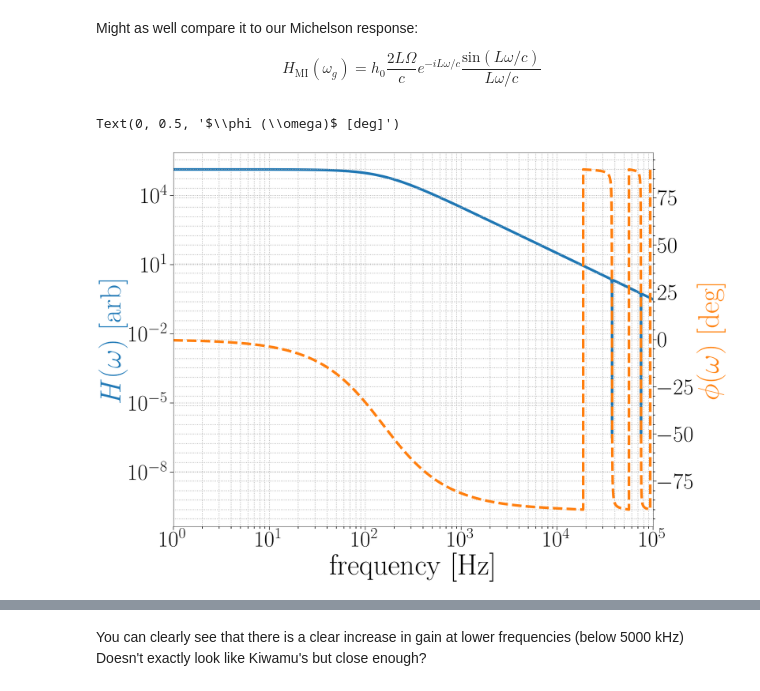
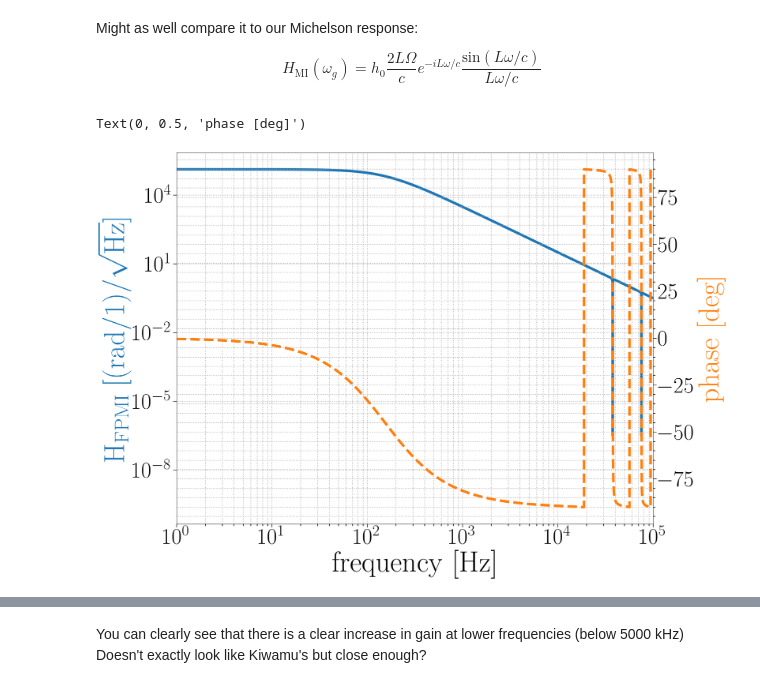
Before and after one commit to dancvan/dissertation, a Jupyter notebook: code/fpmi_fr.ipynb, the cells around one changed output, grey strips where cells are left out. Saved outputs shown, nothing was run; the diff lists cells and outputs as text; code cells hidden in the pictures.

```diff
--- a/code/fpmi_fr.ipynb
+++ b/code/fpmi_fr.ipynb
@@ -142,9 +142,10 @@ Now,
 I will calculate the whole kahuna:
 $$ H_{FPMI}(\omega_g) =  \mathrm{const}\cdot \frac{H_{\mathrm{MI}}(\omega_g, L)}{1-r_1r_2e^{-2i \omega_g L /c }}  $$
 # %%
-def fpmi_freq_resp(freq, const, L, OMEGA, h0):
+def fpmi_freq_resp(freq, const, L, OMEGA):
     #return const*(h0*2.0*L*OMEGA*np.exp((-1j*L*2.0*np.pi*freq)/cee)*np.sin((L*2.0*np.pi*freq)/cee)/(L*2.0*np.pi*freq))/(1-r_1*r_2*np.exp(-1j*L*4.0*np.pi*freq/cee))
-    return const*(h0*2.0*L*OMEGA*np.exp((-1j*L*2.0*np.pi*freq)/cee)*np.sin((L*2.0*np.pi*freq)/cee)/(L*2.0*np.pi*freq))/(1-r_1*r_2*np.exp(-1j*L*4.0*np.pi*freq/cee))
+    return const*(2.0*L*OMEGA*np.exp((-1j*L*2.0*np.pi*freq)/cee)*np.sin((L*2.0*np.pi*freq)/cee)/(L*2.0*np.pi*freq))/(1-r_1*r_2*np.exp(-1j*L*4.0*np.pi*freq/cee))
+H_FPMI = fpmi_freq_resp(nu, const, L, OMEG)
 # %% [markdown]
 We estimate the FP's pole frequency
 $$  1 - r_1 r_2 e^{-2i \omega_g L / c} = 0 $$
@@ -165,9 +168,3 @@ def mich_freq_resp(freq, L, OMEGA, h0):
-# %%
-w = nu
-#w = [i/(2.0*np.pi) for i in nu ]
-H_FPMI_LP = [fpmi_lp(i, f_pole) for i in w]
-H_FPMI = [fpmi_freq_resp(i, const, L, OMEG, h_0) for i in w]
-H_MI = [mich_freq_resp(i, L, OMEG, h_0) for i in w]
 # %%
 H_FPMI_modsq = np.real(H_FPMI)**2 + np.imag(H_FPMI)**2
 H_MI_modsq = np.real(H_MI)**2 + np.imag(H_MI)**2
@@ -175,21 +172,21 @@ H_FPMI_LP_modsq=np.real(H_FPMI_LP)**2 + np.imag(H_FPMI_LP)**2
 # %%
 fig, ax1 = plt.subplots()
 ax1.set_xlabel('frequency [Hz]')
-ax1.set_ylabel('$H(\omega)$ [arb]', color='C0')
+ax1.set_ylabel('H$_\mathrm{FPMI} \;  [(\mathrm{rad} / 1) / \sqrt{\mathrm{Hz}} ] $ ', color='C0')
 #ax1.plot(w/(FSR), F_w_cc_modsq*100)
-ax1.loglog(w,H_FPMI_modsq, label='FPMI', linewidth=7.5,color='C0')
+ax1.loglog(nu,H_FPMI_modsq, label='FPMI', linewidth=7.5,color='C0')
 #ax1.loglog(w,H_MI_modsq, label= 'MICH', linewidth= 5)
 #ax1.loglog(w,H_FPMI_LP_modsq*H_FPMI_modsq[0], label='FPMI LP', linewidth = 20.0, alpha=0.25,color='C2')
 #ax1.axvline (x=f_pole,ymin=1e-13, color='red', linestyle='dotted', linewidth=3)
 ax2 = ax1.twinx()
-ax2.semilogx(w,(180/np.pi)*np.arctan(np.imag(H_FPMI)/np.real(H_FPMI)),'--', linewidth=7.5, color='C1')
+ax2.semilogx(nu,(180/np.pi)*np.arctan(np.imag(H_FPMI)/np.real(H_FPMI)),'--', linewidth=7.5, color='C1')
 #ax2.semilogx(w,(180/np.pi)*np.arctan(np.imag(H_MI)/np.real(H_MI)), '--')
 #ax2.semilogx(w,(180/np.pi)*np.arctan(np.imag(H_FPMI_LP)/np.real(H_FPMI_LP)),linestyle='--', linewidth=20.0,dashes=(4,10),alpha=.25, color='C2')
 plt.xlim([1,1e5])
-plt.ylabel('$\phi (\omega)$ [deg]', color='C1')
+plt.ylabel('phase [deg]', color='C1')
 # %% [output]
-Text(0, 0.5, '$\\phi (\\omega)$ [deg]')
+Text(0, 0.5, 'phase [deg]')
-[figure, old version]
+[figure, new version]
 # %%
 fig.savefig('../figs/INTRO/fpmi_fr.pdf', dpi=300, bbox_inches='tight')
 # %%
```
Also changed, not shown: parts of 4 cells of this notebook, 7 other files.
